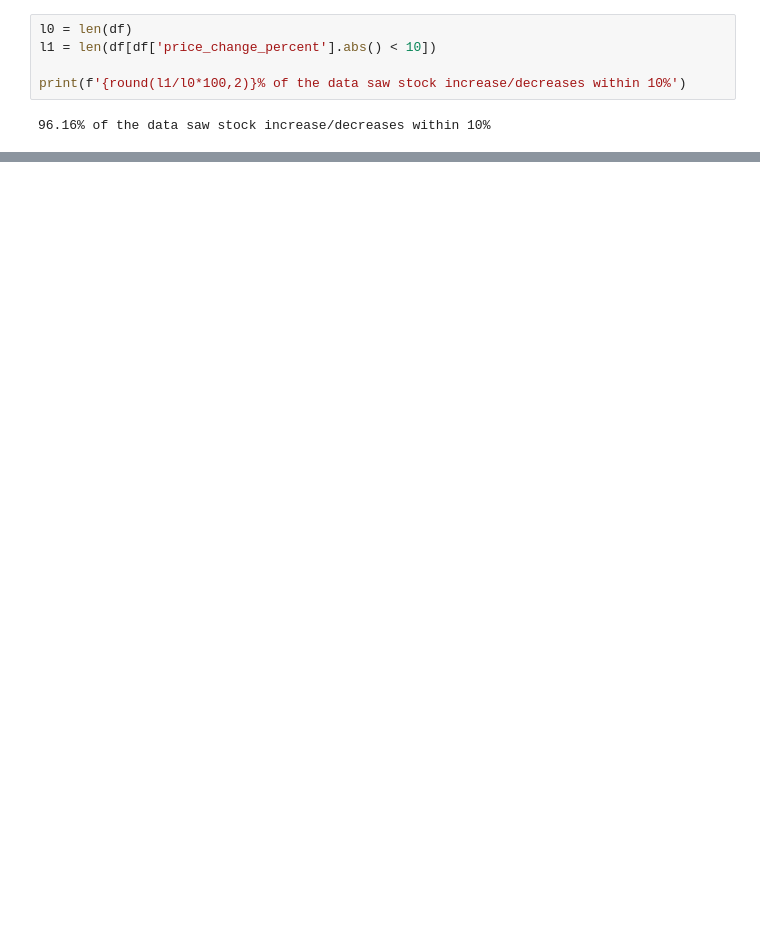
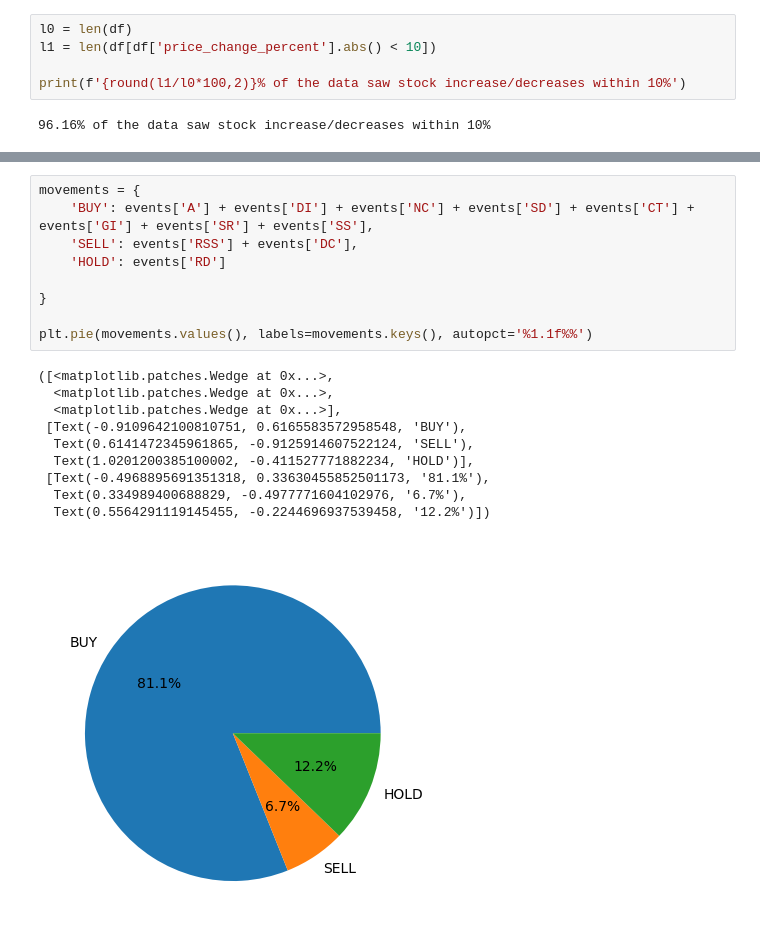
Before and after one commit to philipbasaric/cmpe351, a Jupyter notebook: EDA.ipynb, the cells around one changed output, grey strips where cells are left out. Saved outputs shown, nothing was run; the diff lists cells and outputs as text; blank space fills up the shorter version.

```diff
--- a/EDA.ipynb
+++ b/EDA.ipynb
@@ -133,0 +204,20 @@ TODO: EDA for corporate events
+# %%
+movements = {
+    'BUY': events['A'] + events['DI'] + events['NC'] + events['SD'] + events['CT'] + events['GI'] + events['SR'] + events['SS'],
+    'SELL': events['RSS'] + events['DC'],
+    'HOLD': events['RD']
+
+}
+
+plt.pie(movements.values(), labels=movements.keys(), autopct='%1.1f%%')
+# %% [output]
+([<matplotlib.patches.Wedge at 0x...>,
+  <matplotlib.patches.Wedge at 0x...>,
+  <matplotlib.patches.Wedge at 0x...>],
+ [Text(-0.9109642100810751, 0.6165583572958548, 'BUY'),
+  Text(0.6141472345961865, -0.9125914607522124, 'SELL'),
+  Text(1.0201200385100002, -0.411527771882234, 'HOLD')],
+ [Text(-0.4968895691351318, 0.33630455852501173, '81.1%'),
+  Text(0.334989400688829, -0.4977771604102976, '6.7%'),
+  Text(0.5564291119145455, -0.2244696937539458, '12.2%')])
+[figure, added]
```
Also changed, not shown: parts of 7 cells of this notebook.
